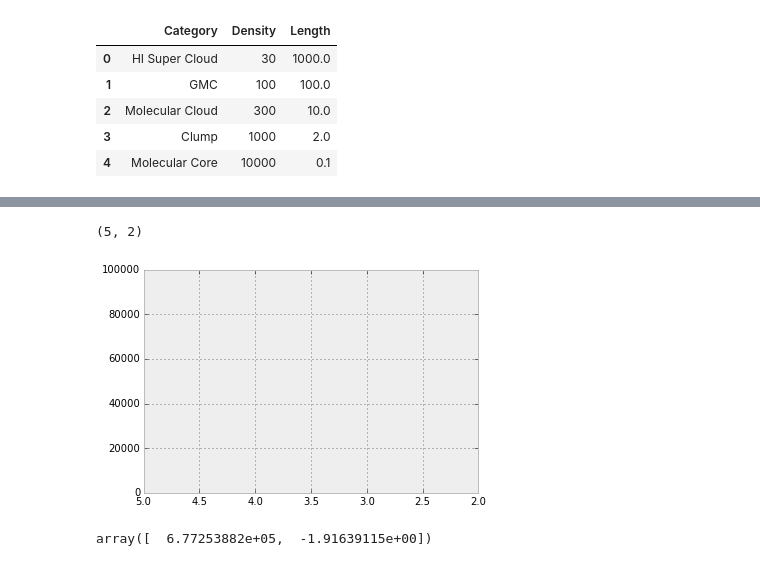
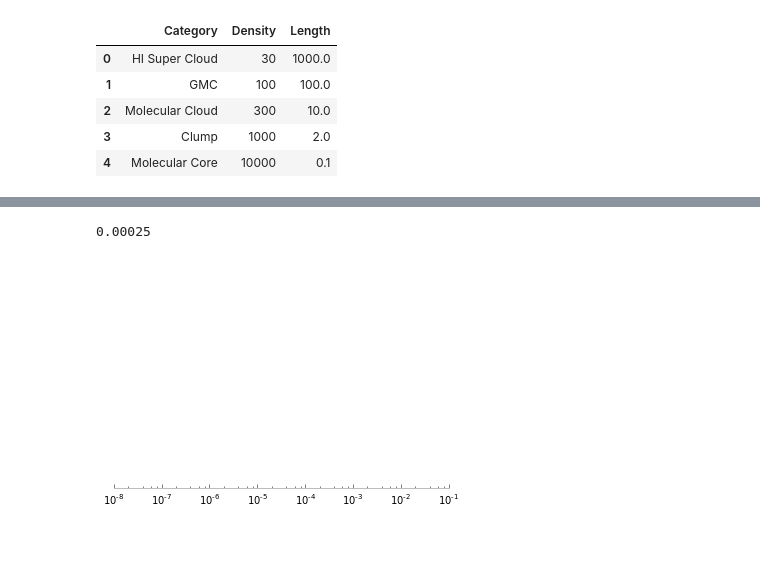
Before and after one commit to Mixpap/Ptyxiaki, a Jupyter notebook: Untitled1.ipynb, the cells around one changed output, grey strips where cells are left out. Saved outputs shown, nothing was run; the diff lists cells and outputs as text; code cells hidden in the pictures.

```diff
--- a/Untitled1.ipynb
+++ b/Untitled1.ipynb
@@ -93,10 +89,8 @@ CreateAxis(5,2,'r')
-# %%
-plt.plot(np.logspace(5,2),np.logspace(2,5))
-plt.xlim(5,2)
-# %% [output]
-(5, 2)
-[figure, removed]
-# %%
-popt
-# %% [output]
-array([  6.77253882e+05,  -1.91639115e+00])
+# %%
+5e-6 *50
+# %% [output]
+0.00025
+# %%
+CreateAxis(-8,-1,'b')
+# %% [output]
+[figure, added]
```
Also changed, not shown: parts of 6 cells of this notebook, 5 other files.
